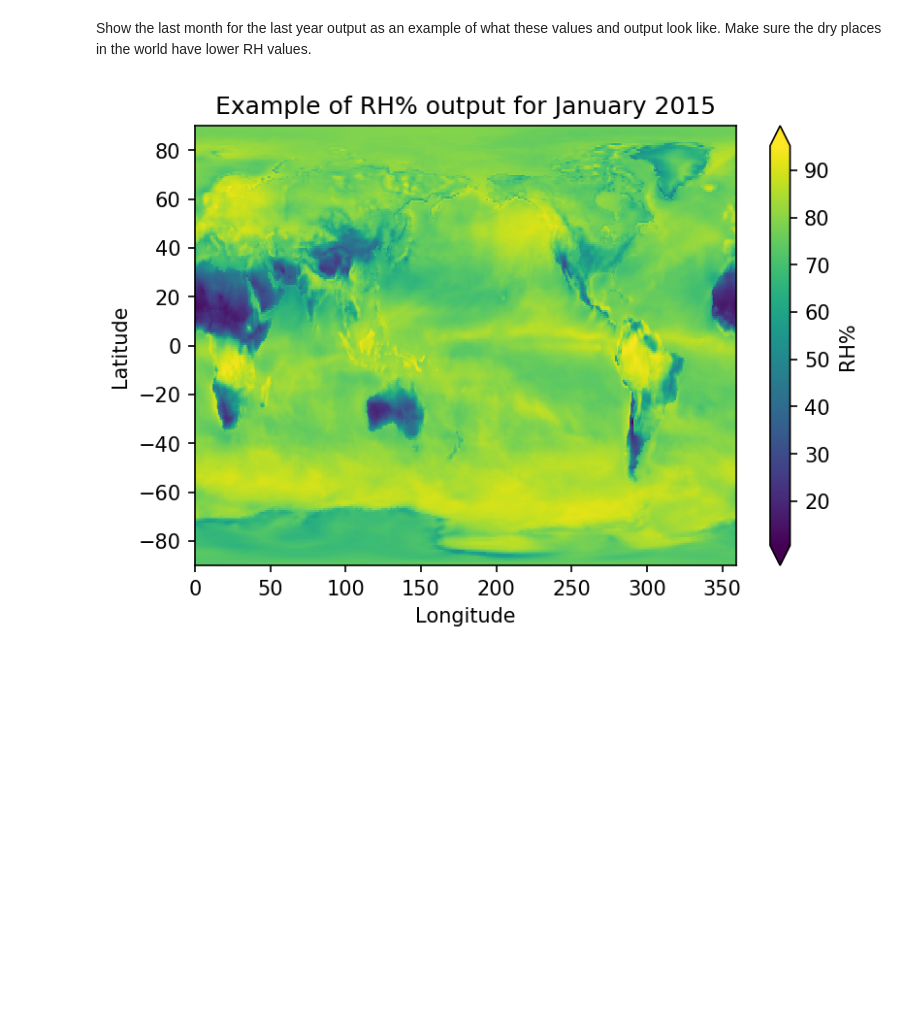
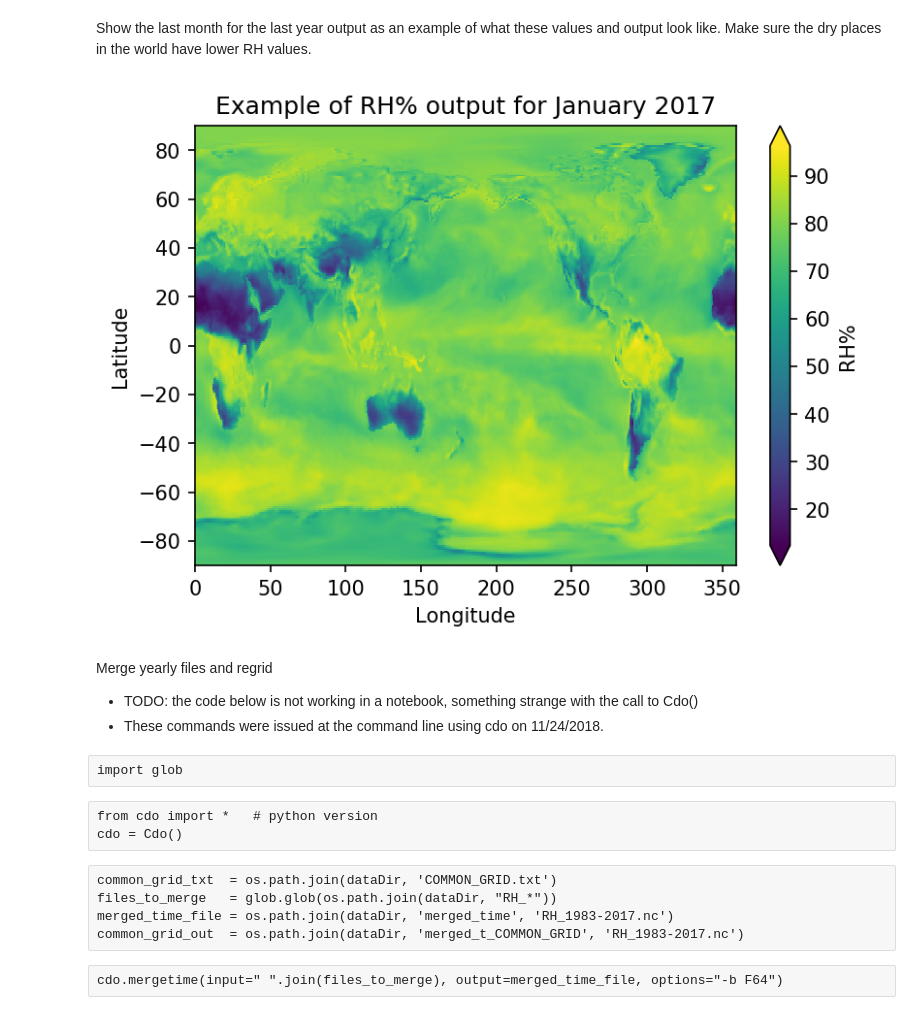
Before and after one commit to stevenjoelbrey/metSpread, a Jupyter notebook: Python/calculate_RH_from_d2m.ipynb, the cells around one changed output. Cells and saved outputs as stored; diff of their text form; code cells hidden in the pictures; blank space fills up the shorter version.

Commit message:
RH calculates and script updated to handle more data

```diff
--- a/Python/calculate_RH_from_d2m.ipynb
+++ b/Python/calculate_RH_from_d2m.ipynb
@@ -58,9 +60,12 @@ def calculat_svp(T, P):
 from netCDF4 import Dataset
 import os
 from matplotlib import pylab as plt
-dataDir = "/../../metSpreadData/ERA-Interim"
+dataDir = os.path.join("..","..","metSpreadData","ERA-Interim")
 
 def get_nc(var, year):
+    """
+    Loads an era-interim netcdf file. Very simple.
+    """
     loadFile = os.path.join(dataDir, var + "_" + str(year) + ".nc")
     nc = Dataset(loadFile)
     vals = nc.variables[var][:]
@@ -72,6 +77,9 @@ def get_nc(var, year):
 
 
 def write_RH_nc(RH, t, x, y, year, dataDir):
+    """
+    Writes a relative humidity netcdf file.
+    """
 
     outputFile = os.path.join(dataDir, "RH_" + str(year) + ".nc")
 
@@ -109,13 +117,13 @@ def write_RH_nc(RH, t, x, y, year, dataDir):
 # %% [markdown]
 Generate the RH yearly files!
 # %%
-years = range(1990, 2016)
-for year in years:
-
+years = range(1983, 2017+1)
+for year in years :
+    print("Making RH file for %i " % year)
     # Get the grids needed to calculate specific humidity
-    t2m,t,x,y = get_nc("t2m", year)
-    d2m,t,x,y = get_nc("d2m", year)
-    sp,t,x,y  = get_nc("sp", year)
+    t2m,t,x,y = get_nc("t2m", year) # 2 meter temperature
+    d2m,t,x,y = get_nc("d2m", year) # 2 meter dew point
+    sp,t,x,y  = get_nc("sp", year)  # Surface pressure
 
     RH = calculat_svp(d2m, sp) / calculat_svp(t2m, sp) * 100.
     write_RH_nc(RH, t, x, y, year, dataDir)
@@ -125,10 +151,26 @@ Make sure the dry places in the world have lower RH values.
 # %%
 plt.figure(dpi=150)
 plt.pcolor(x,y,RH[0,:,:])
-plt.title("Example of RH% output for January 2015")
+plt.title("Example of RH% output for January 2017")
 plt.colorbar(extend="both", label="RH%")
 plt.xlabel("Longitude")
 plt.ylabel("Latitude")
 plt.show()
 # %% [output]
-[figure, old version]
+[figure, new version]
+# %% [markdown]
+Merge yearly files and regrid
+- TODO: the code below is not working in a notebook, something strange with the call to Cdo()
+- These commands were issued at the command line using cdo on 11/24/2018.
+# %% [raw]
+import glob
+# %% [raw]
+from cdo import *   # python version
+cdo = Cdo()
+# %% [raw]
+common_grid_txt  = os.path.join(dataDir, 'COMMON_GRID.txt')
+files_to_merge   = glob.glob(os.path.join(dataDir, "RH_*"))
+merged_time_file = os.path.join(dataDir, 'merged_time', 'RH_1983-2017.nc')
+common_grid_out  = os.path.join(dataDir, 'merged_t_COMMON_GRID', 'RH_1983-2017.nc')
+# %% [raw]
+cdo.mergetime(input=" ".join(files_to_merge), output=merged_time_file, options="-b F64")
```
Also changed, not shown: parts of 3 cells of this notebook.
